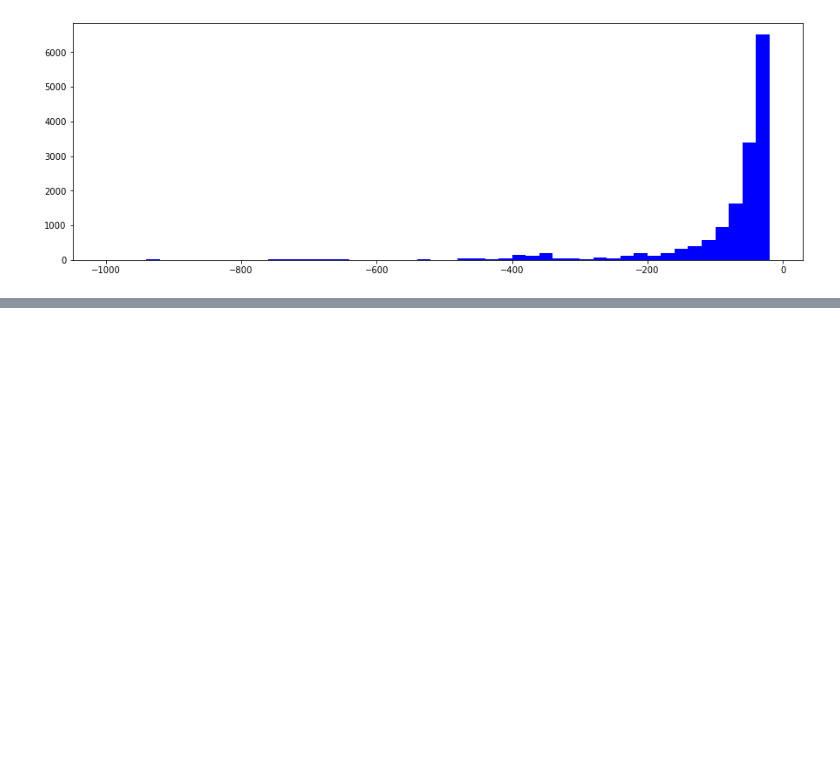
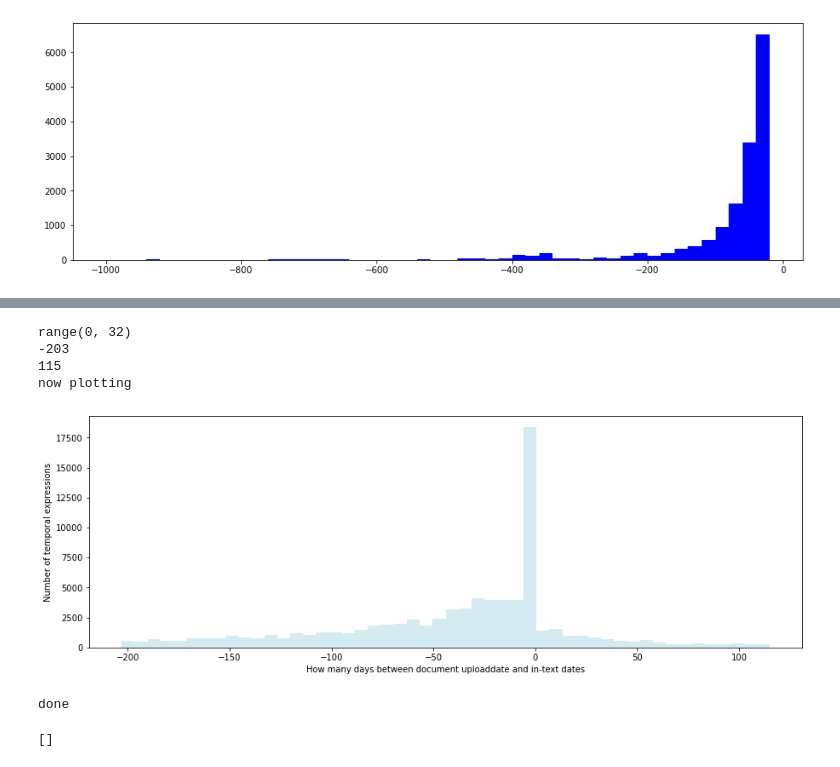
Before and after one commit to tmschoegje/timeline, a Jupyter notebook: Approach 2.ipynb, the cells around one changed output, grey strips where cells are left out. Cells and saved outputs as stored; diff of their text form; code cells hidden in the pictures; blank space fills up the shorter version.

```diff
--- a/Approach 2.ipynb
+++ b/Approach 2.ipynb
@@ -655,0 +1038,4 @@ now plotting
+# %%
+for i in blacklist:
+    print(i)
+    print(documentsInformation[i]['filename'])
@@ -655,0 +1203,64 @@ now plotting
+# %%
+#Now, plot
+
+import numpy as np
+import matplotlib.pyplot as plt
+import matplotlib.dates as mdates
+import datetime
+from matplotlib.dates import date2num
+
+s = 2008
+e = 2024
+
+#set universal bin width
+start = datetime.date(s,1,1)
+end = datetime.date(e,1,1)
+d = 6*30
+
+bin_width = datetime.timedelta(days=d)
+
+#print((e - s) * 360)
+#print((e - s) * 360 / d)
+
+#print(len(range(0, int(e - (s * 360) / (d)))))
+print(range(0, int((e - s) * 360 / d)))
+#print(len(range(0, int((float(e)-s) / float(d)))))
+
+week = []
+for i in range(0, int((e - s) * 360 / d)):
+    week.append(start + (i) * bin_width)
+
+numweek = date2num(week)
+
+
+def reject_outliers(data, m = 2.):
+    d = np.abs(data - np.median(data))
+    mdev = np.median(d)
+    s = d/mdev if mdev else 0.
+    return data[s<m]
+
+relativedates_int = [x.days for x in relativedates if x.days != 0]
+relativedates_int = reject_outliers(np.array(relativedates_int))
+
+
+print(min(relativedates_int))
+print(max(relativedates_int))
+
+
+print('now plotting')
+#ig, ax = plt.subplots(1,1)
+plt.rcParams['figure.figsize'] = [15, 5]
+plt.hist(relativedates_int, bins=50, color='lightblue', alpha=0.5)
+plt.xlabel('How many days between document uploaddate and in-text dates')
+plt.ylabel('Number of temporal expressions')
+#plt.hist(sum(memodates, []), bins=numweek, color='red', alpha=0.2)
+#plt.hist(sum(historiedates, []), bins=numweek, color='yellow', alpha=0.5)
+plt.show()
+print('done')
+# %% [output]
+range(0, 32)
+-203
+115
+now plotting
+[figure, added]
+done
@@ -655,0 +1318,4 @@ now plotting
+# %%
+print(memodates)
+# %% [output]
+[]
```
Also changed, not shown: parts of 20 cells of this notebook, 4 other files.
